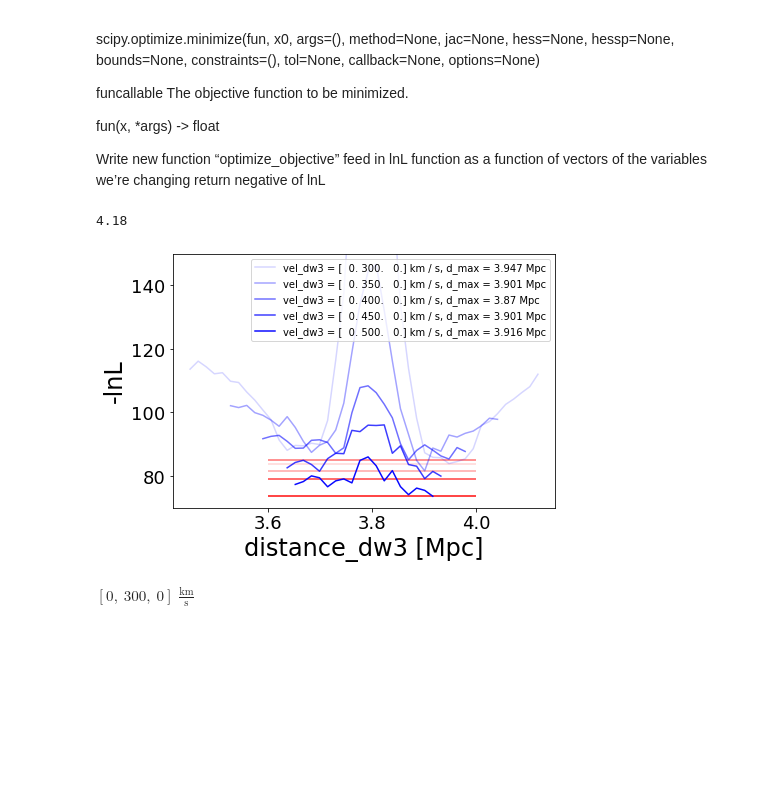
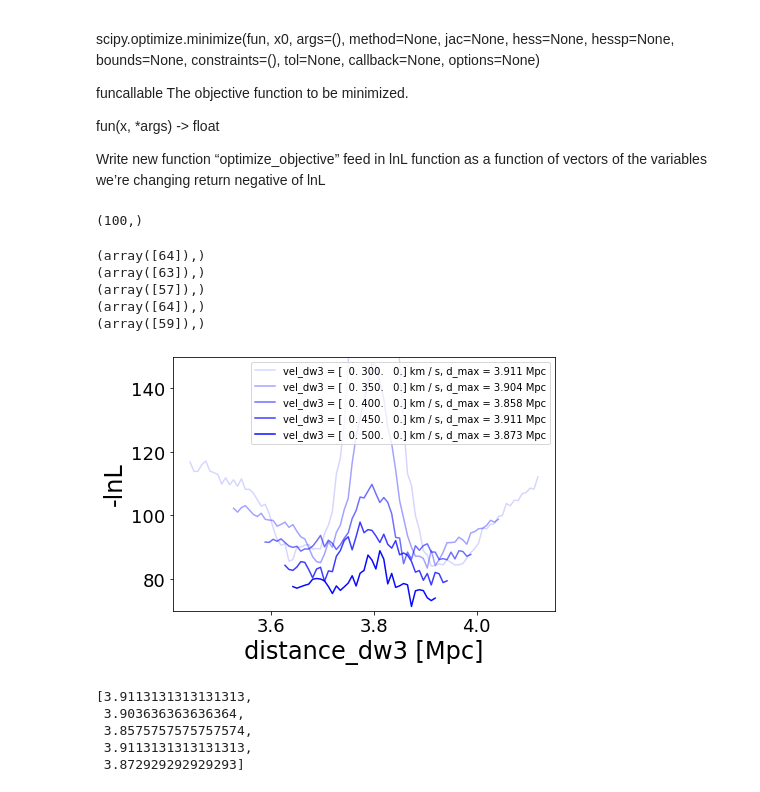
Before and after one commit to sapearson/CenA, a Jupyter notebook: notebooks/Call_lnL.ipynb, the cells around one changed output. Saved outputs shown, nothing was run; the diff lists cells and outputs as text; code cells hidden in the pictures; blank space fills up the shorter version.

```diff
--- a/notebooks/Call_lnL.ipynb
+++ b/notebooks/Call_lnL.ipynb
@@ -520,23 +540,14 @@ return negative of lnL
 # read in velocities to lnL function too.
 
 
-
-# lnL=[]
-# dists = 3.8 * np.linspace(0.9,1.1,50)
-# for dist in dists:
-#     lnL_i = call_lnL([dist], vel)
-#     lnL.append(lnL_i)
-
-#lnL=[]
-
-#feed in velocities
-vels = np.array([[0,300,0],[0,350,0],[0,400,0],[0,450,0],[0,500,0] ])*u.km/u.s
+vels = np.array([[0,300,0],[0,350,0],[0,400,0],[0,450,0],[0,500,0]])*u.km/u.s#,\
+               # [0,100,50],[0,150,100],[0,200,150],[0,250,200],[0,300,250]])
 
 
 i = 0
 
 
-dists = 3.8 * np.linspace(0.9,1.1,50)
+dists = 3.8 * np.linspace(0.9,1.1,100)
 lnL = np.zeros([len(vels),len(dists)])
 for v in vels:
     j = 0
@@ -551,5 +559,0 @@ for v in vels:
-# %%
-dist
-#idx
-# %% [output]
-4.18
@@ -558,36 +560,40 @@ dist
+# %%
+dists.shape
+# %% [output]
+(100,)
 # %%
-# plt.plot(dists, lnL, label='vel_dw3 = [0,400,0] km/s')
-# plt.xlabel('distance_dw3 [Mpc]')
-# plt.vlines(3.8,78,130, color='black', linestyle='--', label='CenA distance = 3.8 Mpc')
-# plt.hlines(np.min(lnL),3.6,4.0,color='red')
-# plt.vlines(dists[idx[0][0]],78,115,color='red', label='d = ' + str(np.round(dists[idx[0][0]],3))+ ' Mpc')
-# plt.ylim([80,130])
-# plt.ylabel('-lnL')
-# plt.legend(fontsize=12)
-# plt.tight_layout()
-# plt.savefig(plot_path + 'dw3_distance_space.png')
-#idx=[]
+
 
 dist_max = []
 plt.figure(figsize=(7,5))
 for i in range(lnL.shape[0]):
 
     idx_i = np.where(lnL[i,:] == np.min(lnL[i,:]))
-    plt.hlines(np.min(lnL[i,:]),3.6,4.0,color='red', alpha =0.2*(i+0.8))
+    print(idx_i)
+   # plt.hlines(np.min(lnL[i,:]),3.6,4.0,color='red', alpha =0.2*(i+0.8))
     #plt.vlines(dists[idx_i[0][0]],70,150,color='red', alpha =0.2*(i+0.8))#, label='d = ' + str(np.round(dists[idx[0][0]],2))+ ' Mpc')
     #plt.legend(fontsize=10)
     plt.plot(dists, lnL[i,:], label='vel_dw3 = ' + str(vels[i])+ ', d_max = ' + str(np.round(dists[idx_i[0][0]],3))+ ' Mpc', color='blue', alpha =0.2*(i+0.8) )
     plt.legend(fontsize=10)
     #store the distances for which the lnL is maximized
     dist_max.append(dists[idx_i[0][0]])
 plt.ylabel('-lnL')
 plt.xlabel('distance_dw3 [Mpc]')
 plt.ylim([70,150])
 plt.tight_layout()
 plt.savefig(plot_path + 'dw3_distance_space.png')
 # %% [output]
+(array([64]),)
+(array([63]),)
+(array([57]),)
+(array([64]),)
+(array([59]),)
-[figure, old version]
+[figure, new version]
-# %%
-vels[0]
-# %% [output]
-$[0,~300,~0] \; \mathrm{\frac{km}{s}}$
+# %%
+dist_max
+# %% [output]
+[3.9113131313131313,
+ 3.903636363636364,
+ 3.8575757575757574,
+ 3.9113131313131313,
+ 3.872929292929293]
```
Also changed, not shown: parts of 11 cells of this notebook.
